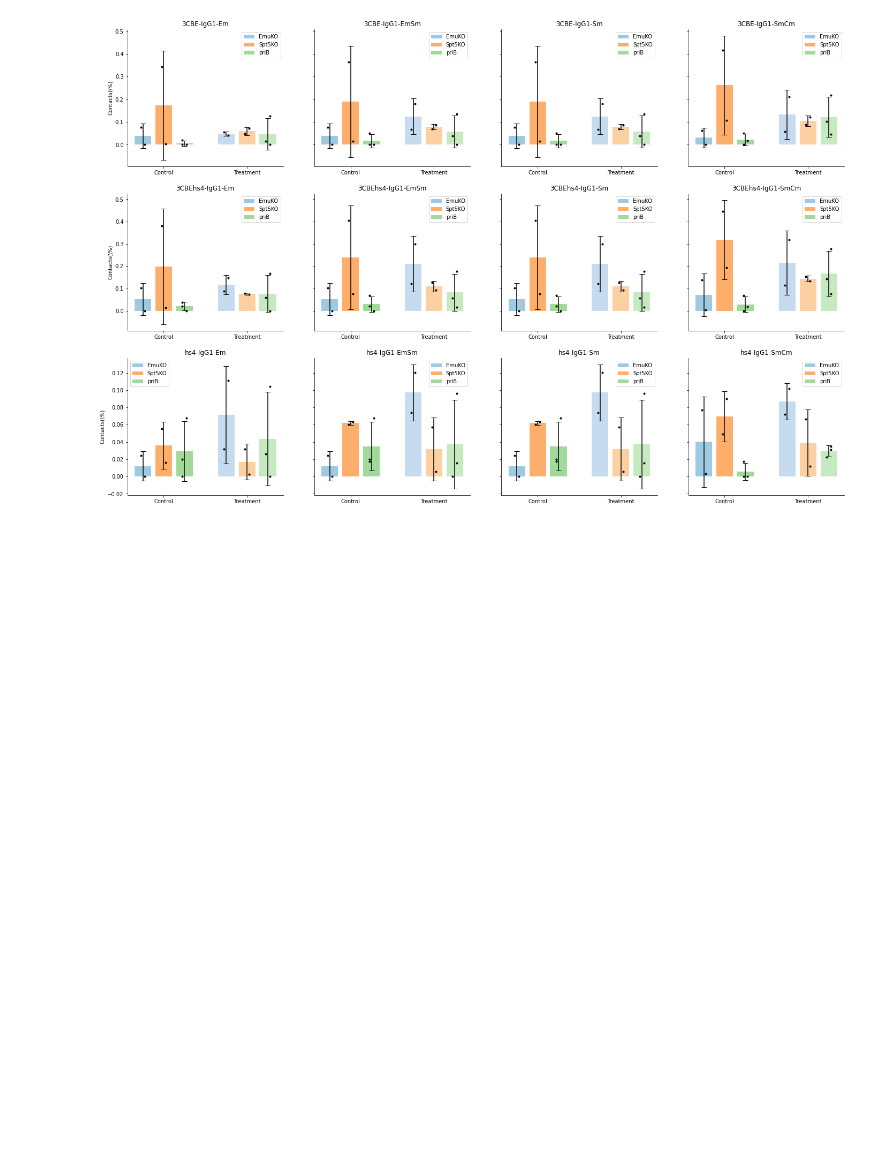
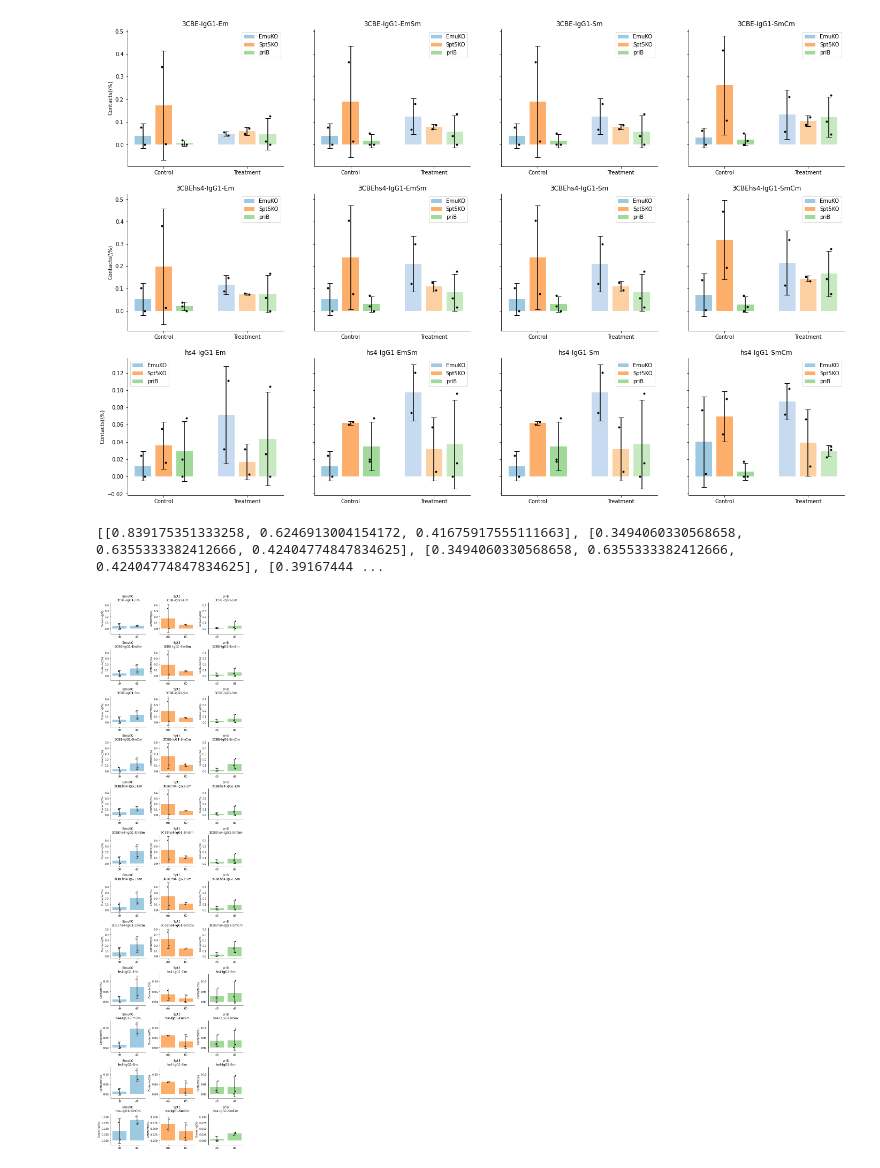
Before and after one commit to PavriLab/Schoeberl_Fitz_vonderLinde_et_al, a Jupyter notebook: contactBarplots.ipynb, the cells around one changed output. Drawn from its saved outputs; the diff is of its cells as text; code cells hidden in the pictures; blank space fills up the shorter version.

Commit message:
add another plotting scheme

```diff
--- a/contactBarplots.ipynb
+++ b/contactBarplots.ipynb
@@ -344,3 +359,80 @@ fig.set_figheight(16)
 fig.savefig('plots/contact_percents_2kb_radius.pdf')
 # %% [output]
 [figure]
+# %%
+from scipy.stats import ttest_ind
+fig, axs = plt.subplots(12, 3, sharey = 'row')
+control = ['TriC_8_lane_2_EmuKO_d0', 'TriC_8_lane_2_Spt5_ctrl', 'TriC_8_lane_2_priB2_d0']
+treatment = ['TriC_8_lane_2_EmuKO_d2', 'TriC_8_lane_2_Spt5_KO', 'TriC_8_lane_2_priB2_d2']
+
+xticklabels = {'EmuKO': ['d0', 'd2'], 'Spt5': ['ctrl', 'KO'], 'priB': ['d0', 'd2']}
+cmap = plt.get_cmap('tab20c')
+colors = [cmap(i) for i in [2, 6, 10]]
+ymaxs = []
+ymins = []
+pvals = []
+for rowaxs, (regions, group) in zip(axs, contactsums.groupby(['region1', 'region2'])):
+    samplegroups = group.groupby('sample')
+    x = [1, 2]
+    ymax_row = 0
+    ymin_row = 1
+    pvals_row = []
+    for ax, samplepair, color in zip(rowaxs, zip(control, treatment), colors):
+        yc = samplegroups.get_group(samplepair[0]).pinteractions.values
+        yt = samplegroups.get_group(samplepair[1]).pinteractions.values
+        t, p = ttest_ind(yc, yt, equal_var = False)
+        pvals_row.append(p)
+
+        y = [samplegroups.get_group(k).pinteractions.mean() for k in samplepair]
+        yerr = [samplegroups.get_group(k).pinteractions.std() for k in samplepair]
+        ax.bar(x, y, yerr = yerr, capsize = 5, color = color)
+        points_x, points_y = [], []
+        for i, k in zip(x, samplepair):
+            tmp_y = list(samplegroups.get_group(k).pinteractions.values)
+            points_x.extend([i for j in range(len(tmp_y))])
+            points_y.extend(tmp_y)
+        jitter_x, jitter_y = jitter(points_x, points_y, 0.05)
+        ax.plot(jitter_x, jitter_y, '.', c = 'k')
+
+        for pos in ['top', 'right']:
+            ax.spines[pos].set_visible(False)
+
+        ax.yaxis.set_tick_params(labelleft=True)
+
+        name = samplepair[0].split('_')[-2]
+
+        if name == 'priB2':
+            name = 'priB'
+
+        ymin, ymax = ax.get_ylim()
+
+        if ymax > ymax_row:
+            ymax_row = ymax
+
+        if ymin < ymin_row:
+            ymin_row = ymin
+
+        ax.set_xticks(x)
+        ax.set_xticklabels(xticklabels[name])
+        ax.set_title(name + '\n' + '-'.join([regions[0], 'IgG1', regions[1]]))
+        ax.set_ylabel('Contacts(\%)')
+
+    ymaxs.append(ymax_row)
+    ymins.append(ymin_row)
+    pvals.append(pvals_row)
+
+for rowaxs, rowpvals, ymax, ymin in zip(axs, pvals, ymaxs, ymins):
+    for ax, pval in zip(rowaxs, rowpvals):
+        if pval <= 0.05:
+            ax.add_line(Line2D([1, 2], [ymax + 0.05] * 2))
+#
+#        ax.set_ylim(ymin, ymax + 0.1)
+
+print(pvals)
+fig.set_figwidth(8)
+fig.set_figheight(30)
+fig.tight_layout()
+fig.savefig('plots/contact_percents_single.pdf')
+# %% [output]
+[[0.839175351333258, 0.6246913004154172, 0.41675917555111663], [0.3494060330568658, 0.6355333382412666, 0.42404774847834625], [0.3494060330568658, 0.6355333382412666, 0.42404774847834625], [0.39167444 ...
+[figure, added]
```
Also changed, not shown: parts of 1 cell of this notebook.
